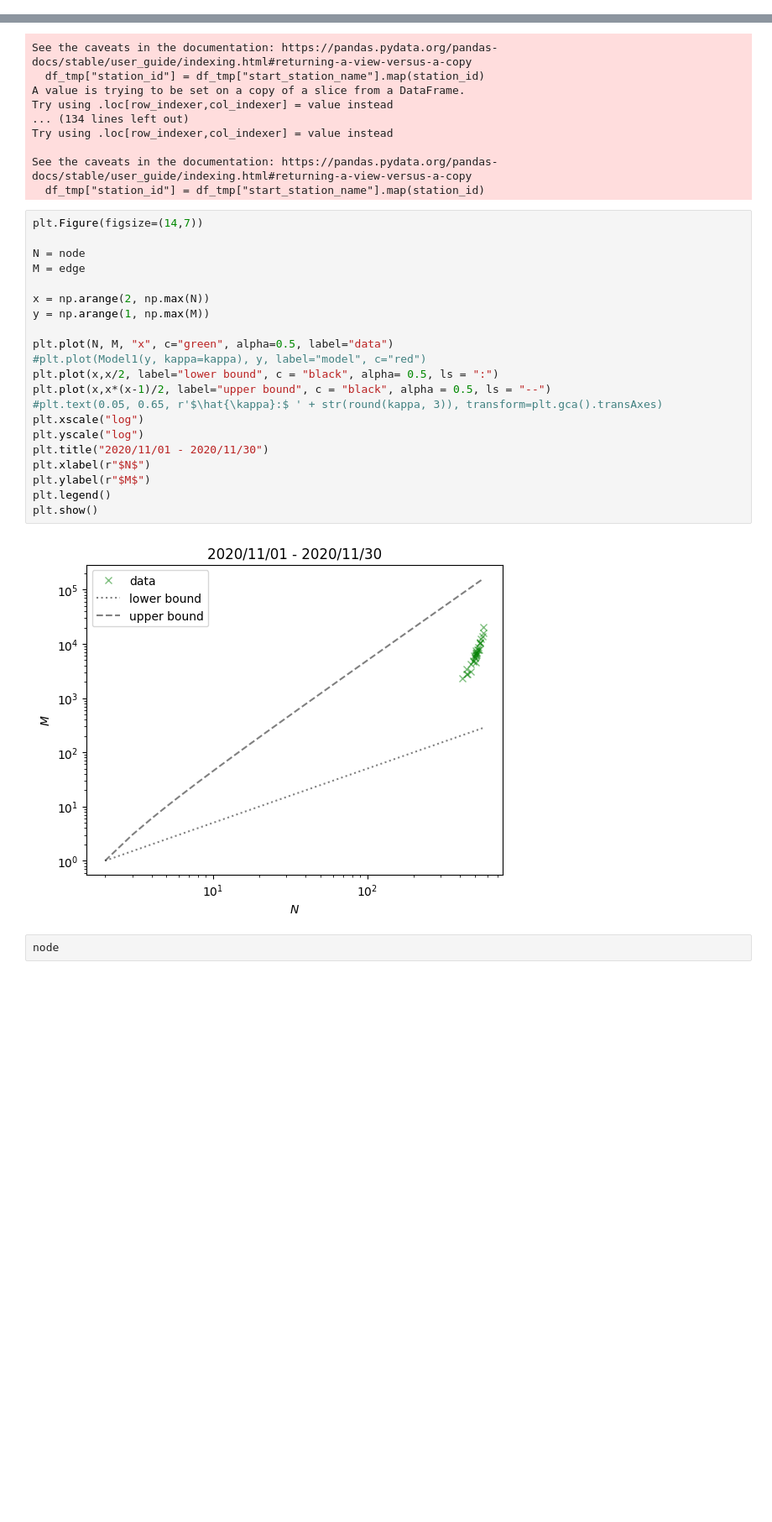
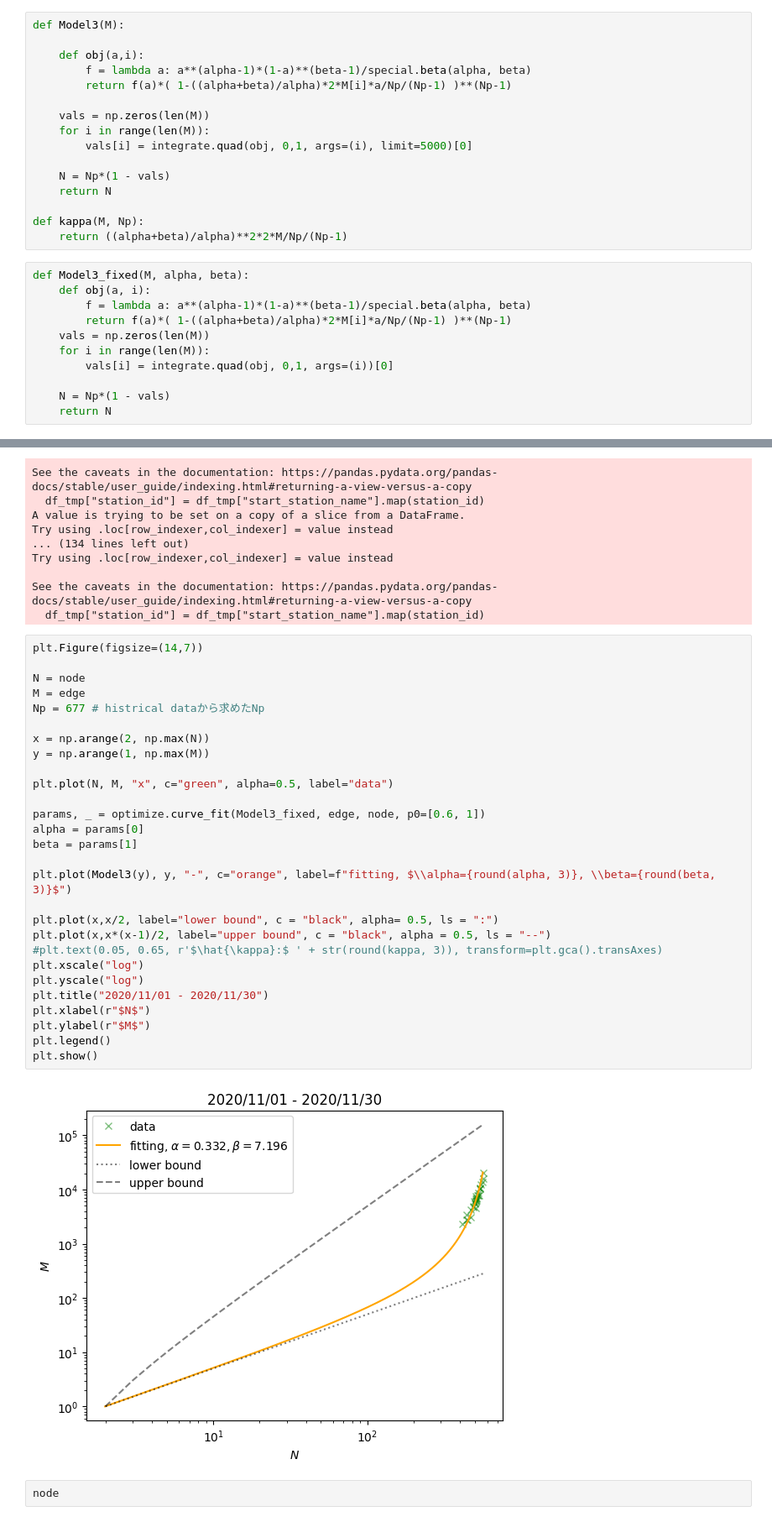
Before and after one commit to yiadka/mobility_scaling, a Jupyter notebook: notebooks/lockdown2.ipynb, the cells around one changed output, grey strips where cells are left out. Shown at 84% size. Cells and saved outputs as stored; diff of their text form; blank space fills up the shorter version.

```diff
--- a/notebooks/lockdown2.ipynb
+++ b/notebooks/lockdown2.ipynb
@@ -23,6 +23,33 @@ df_2020_nov = df[(df["started_at"] >= "2020-11-01") & (df["started_at"] < "2020-
 df_lockdown_relax = df[(df["started_at"] >= "2020-11-16") & (df["started_at"] < "2020-12-17")].dropna()
 df_after_lockdown = df[(df["started_at"] >= "2020-12-17") & (df["started_at"] < "2023-10-01")].dropna()
 df_aft_eto = df[(df["started_at"] >= "2020-12-17") & (df["started_at"] < "2021-02-23")].dropna()
+# %%
+def Model3(M):
+
+    def obj(a,i):
+        f = lambda a: a**(alpha-1)*(1-a)**(beta-1)/special.beta(alpha, beta)
+        return f(a)*( 1-((alpha+beta)/alpha)*2*M[i]*a/Np/(Np-1) )**(Np-1)
+
+    vals = np.zeros(len(M))
+    for i in range(len(M)):
+        vals[i] = integrate.quad(obj, 0,1, args=(i), limit=5000)[0]
+
+    N = Np*(1 - vals)
+    return N
+
+def kappa(M, Np):
+    return ((alpha+beta)/alpha)**2*2*M/Np/(Np-1)
+# %%
+def Model3_fixed(M, alpha, beta):
+    def obj(a, i):
+        f = lambda a: a**(alpha-1)*(1-a)**(beta-1)/special.beta(alpha, beta)
+        return f(a)*( 1-((alpha+beta)/alpha)*2*M[i]*a/Np/(Np-1) )**(Np-1)
+    vals = np.zeros(len(M))
+    for i in range(len(M)):
+        vals[i] = integrate.quad(obj, 0,1, args=(i))[0]
+
+    N = Np*(1 - vals)
+    return N
 # %%
 df_lockdown.head()
 # %% [output]
@@ -96,26 +123,33 @@ See the caveats in the documentation: https://pandas.pydata.org/pandas-docs/stab
 # %%
 plt.Figure(figsize=(14,7))
 
 N = node
 M = edge
+Np = 677 # histrical dataから求めたNp
 
 x = np.arange(2, np.max(N))
 y = np.arange(1, np.max(M))
 
 plt.plot(N, M, "x", c="green", alpha=0.5, label="data")
-#plt.plot(Model1(y, kappa=kappa), y, label="model", c="red")
+
+params, _ = optimize.curve_fit(Model3_fixed, edge, node, p0=[0.6, 1])
+alpha = params[0]
+beta = params[1]
+
+plt.plot(Model3(y), y, "-", c="orange", label=f"fitting, $\\alpha={round(alpha, 3)}, \\beta={round(beta, 3)}$")
+
 plt.plot(x,x/2, label="lower bound", c = "black", alpha= 0.5, ls = ":")
 plt.plot(x,x*(x-1)/2, label="upper bound", c = "black", alpha = 0.5, ls = "--")
 #plt.text(0.05, 0.65, r'$\hat{\kappa}:$ ' + str(round(kappa, 3)), transform=plt.gca().transAxes)
 plt.xscale("log")
 plt.yscale("log")
 plt.title("2020/11/01 - 2020/11/30")
 plt.xlabel(r"$N$")
 plt.ylabel(r"$M$")
 plt.legend()
 plt.show()
 # %% [output]
-[figure, old version]
+[figure, new version]
 # %%
 node
 # %% [output]
```
Also changed, not shown: parts of 1 cell of this notebook, 2 other files.
